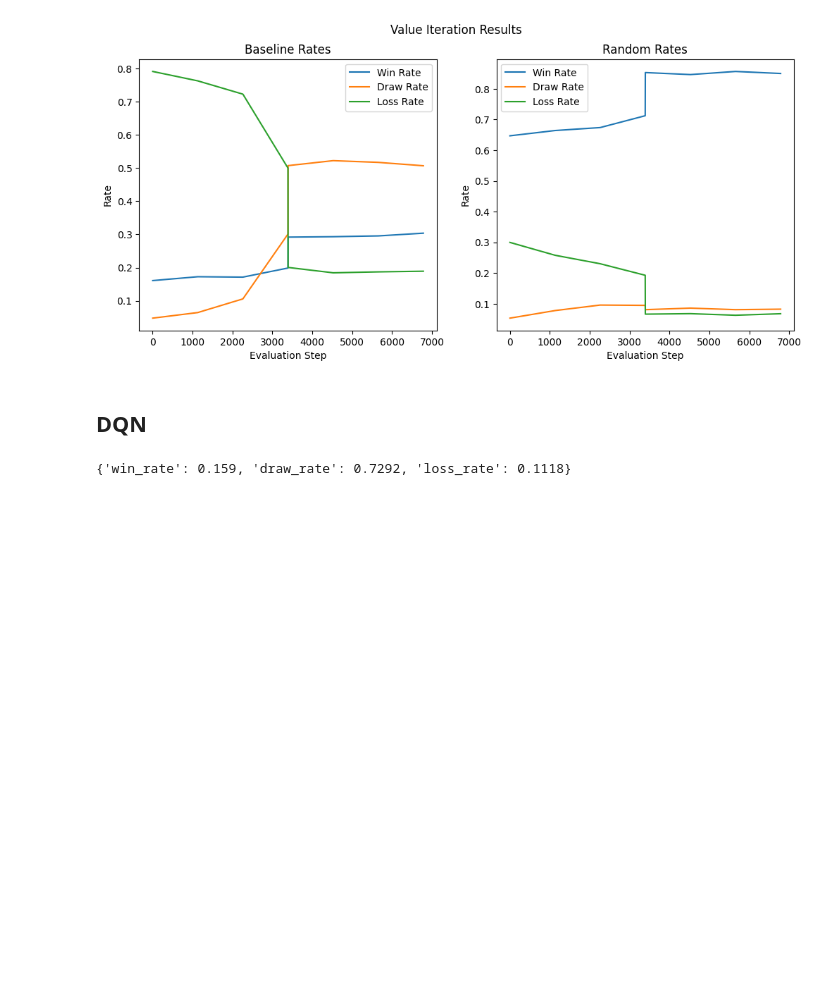
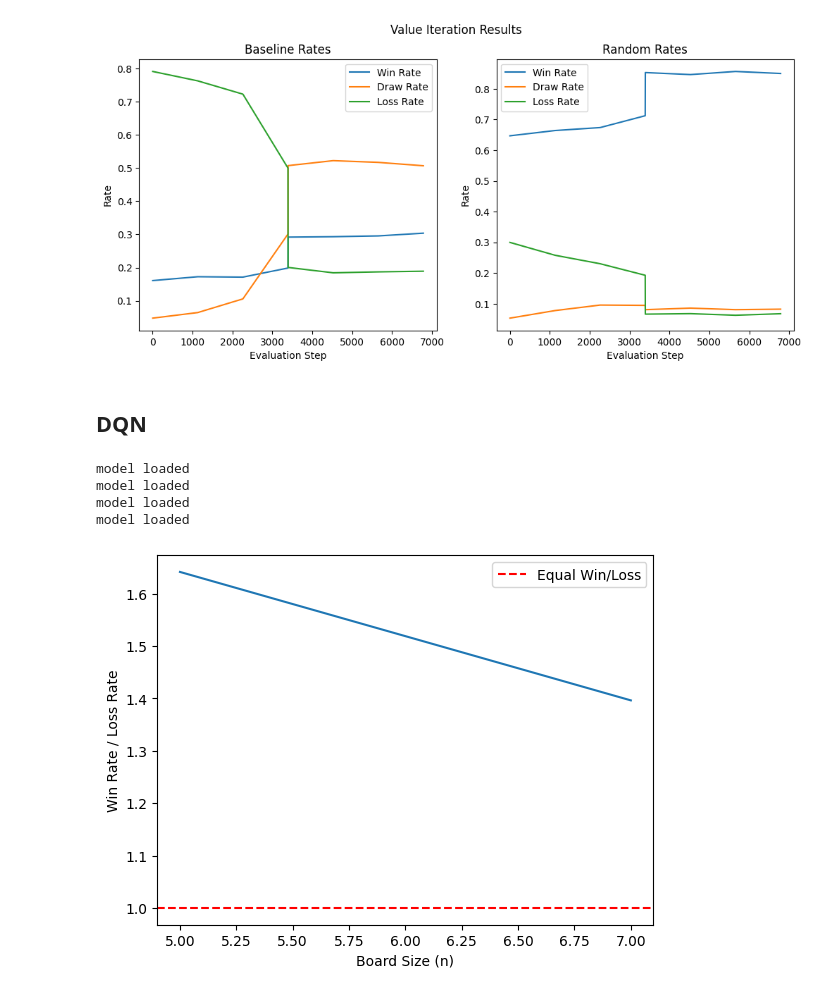
Before and after one commit to Mich8952/Tic_tac_tool, a Jupyter notebook: Evaluate/interactive_plots.ipynb, the cells around one changed output. Cells and saved outputs as stored; diff of their text form; code cells hidden in the pictures; blank space fills up the shorter version.

```diff
--- a/Evaluate/interactive_plots.ipynb
+++ b/Evaluate/interactive_plots.ipynb
@@ -69,15 +69,35 @@ plot_results(all_res[0], "Value Iteration Results")
 # %% [markdown]
 ## DQN
 # %%
-dirs = ["/Users/michaelmurray/Documents/GitHub/Tic_tac_tool/Policies/DQN/7_1_0.25_winner/q_network.pt","/Users/michaelmurray/Documents/GitHub/Tic_tac_tool/Policies/DQN/7_1_0.25_winner/q_network.pt"]
+dirs = ["/Users/michaelmurray/Documents/GitHub/Tic_tac_tool/Policies/DQN/5_1_0.25_winner/q_network.pt","/Users/michaelmurray/Documents/GitHub/Tic_tac_tool/Policies/DQN/7_1_0.25_winner/q_network.pt"]
 # %%
+ns = []
+ress = []
 for dir in dirs:
     n = int(dir.split("/")[-2].split("_")[0])
     x_policy = DQNPolicyWrapper(n, dir, player='X')
     o_policy = DQNPolicyWrapper(n, dir, player='O')
 
     baseline_results = eval_policy(n=n, x_policy=x_policy, o_policy=o_policy, opponent='baseline', runs=5000, epsilon=0.25)
+
+    ns.append(n)
+    ress.append(baseline_results)
+# %% [output]
+model loaded
+model loaded
+model loaded
+model loaded
+# %%
+wrs = []
+for subdict in ress:
+    wrs.append(subdict['win_rate']/subdict['loss_rate'])
 # %%
-print(baseline_results)
+plt.clf()
+plt.ylabel("Win Rate / Loss Rate")
+plt.xlabel("Board Size (n)")
+plt.axhline(y=1, color='r', linestyle='--', label='Equal Win/Loss')
+plt.legend()
+plt.plot(ns,wrs,label='DQN')
+plt.show()
 # %% [output]
-{'win_rate': 0.159, 'draw_rate': 0.7292, 'loss_rate': 0.1118}
+[figure, added]
```
Also changed, not shown: 3 other files.
